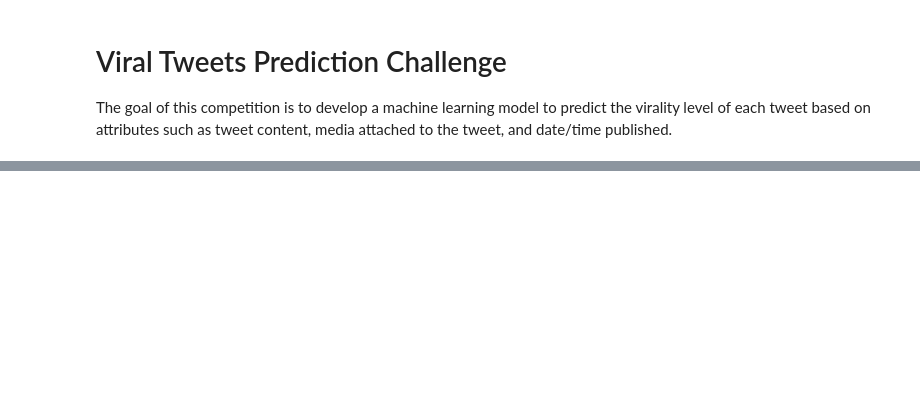
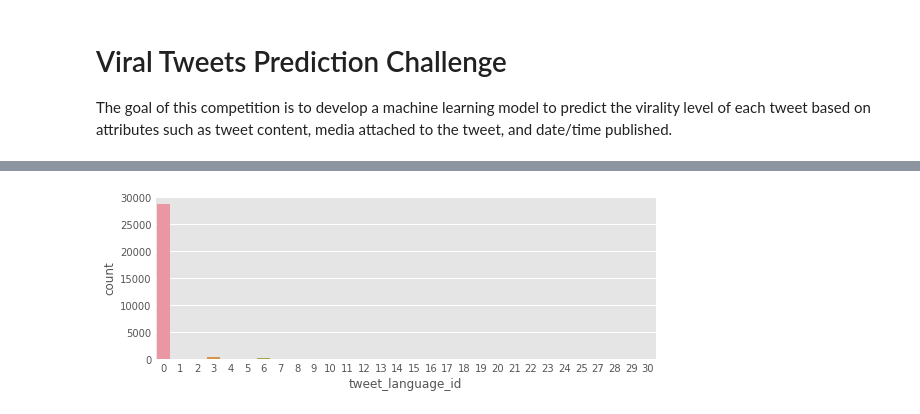
Before and after one commit to shpatrickguo/bitgrit, a Jupyter notebook: Viral Tweets Prediction Challenge/Viral Tweets Prediction Challenge.ipynb, the cells around one changed output, grey strips where cells are left out. Drawn from its saved outputs; the diff is of its cells as text; code cells hidden in the pictures; blank space fills up the shorter version.

```diff
--- a/Viral Tweets Prediction Challenge/Viral Tweets Prediction Challenge.ipynb
+++ b/Viral Tweets Prediction Challenge/Viral Tweets Prediction Challenge.ipynb
@@ -40,0 +150,6 @@ user_vectorized_profile_images = pd.read_csv(users_path + 'user_vectorized_profi
+# %%
+fig, axs = plt.subplots(1, 1, figsize=(8, 3))
+sns.countplot(x = 'tweet_language_id', data = train_tweets, ax = axs)
+plt.show()
+# %% [output]
+[figure, added]
```
Also changed, not shown: parts of 24 cells of this notebook, 1 other file.
